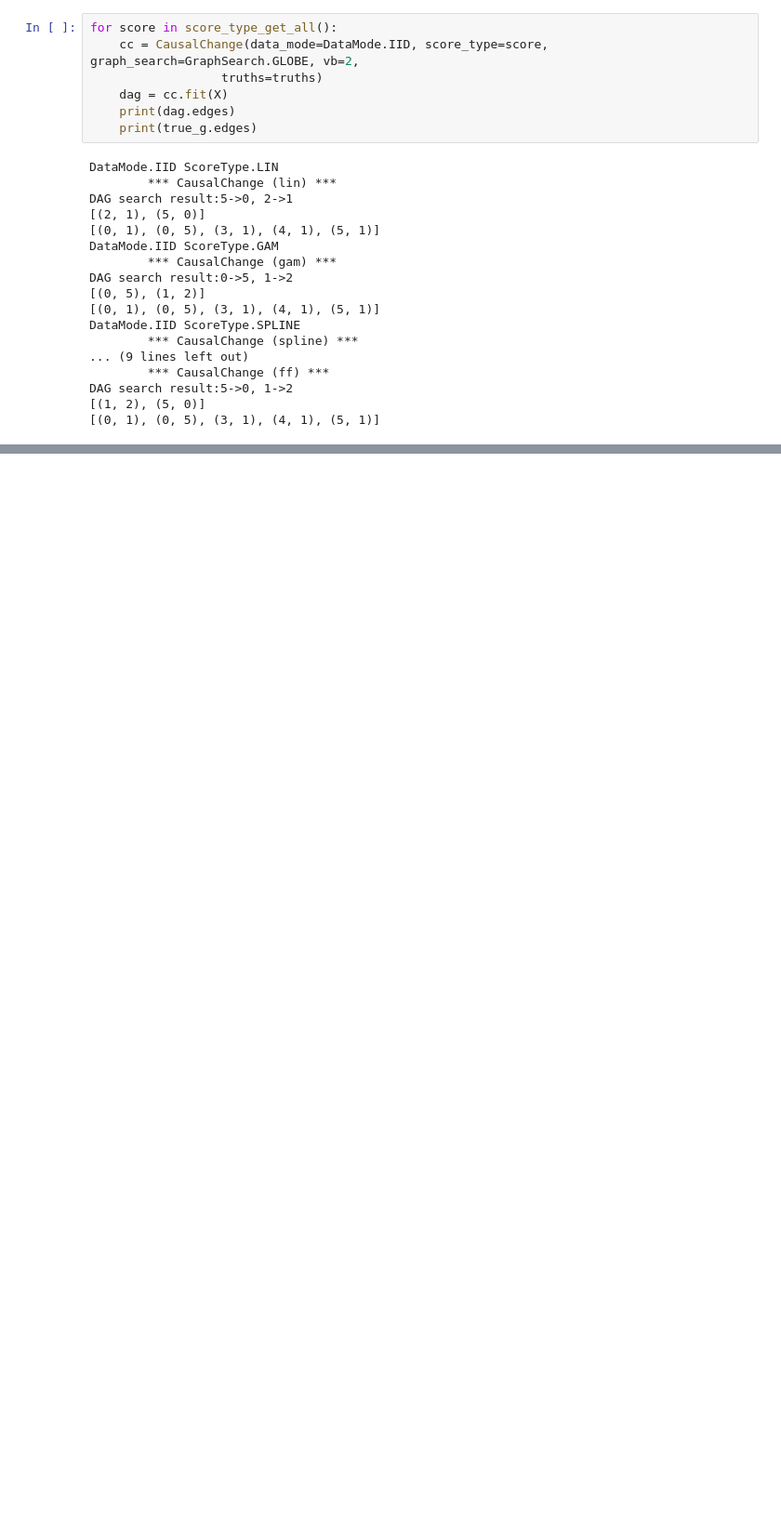
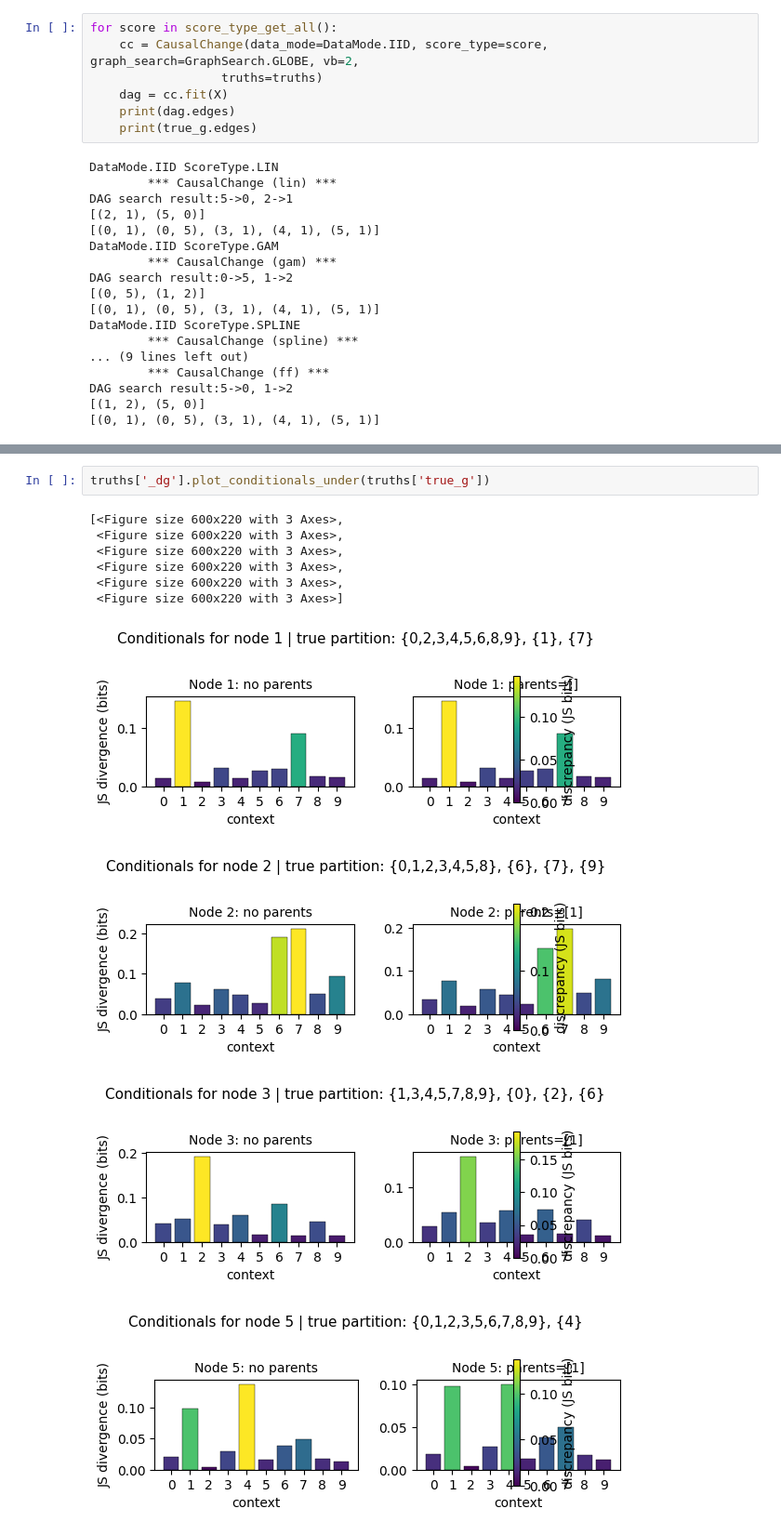
Before and after one commit to srhmm/causalchange, a Jupyter notebook: demo/demo_causalchange.ipynb, the cells around one changed output, grey strips where cells are left out. Shown: that part at 93% size. Saved outputs shown, nothing was run; the diff lists cells and outputs as text; blank space fills up the shorter version.

```diff
--- a/demo/demo_causalchange.ipynb
+++ b/demo/demo_causalchange.ipynb
@@ -162,0 +169,13 @@ print(true_g.edges)
+# %%
+truths['_dg'].plot_conditionals_under(truths['true_g'])
+# %% [output]
+[<Figure size 600x220 with 3 Axes>,
+ <Figure size 600x220 with 3 Axes>,
+ <Figure size 600x220 with 3 Axes>,
+ <Figure size 600x220 with 3 Axes>,
+ <Figure size 600x220 with 3 Axes>,
+ <Figure size 600x220 with 3 Axes>]
+[figure, added]
+[figure, added]
+[figure, added]
+[figure, added]
```
Also changed, not shown: parts of 9 cells of this notebook, 26 other files.
